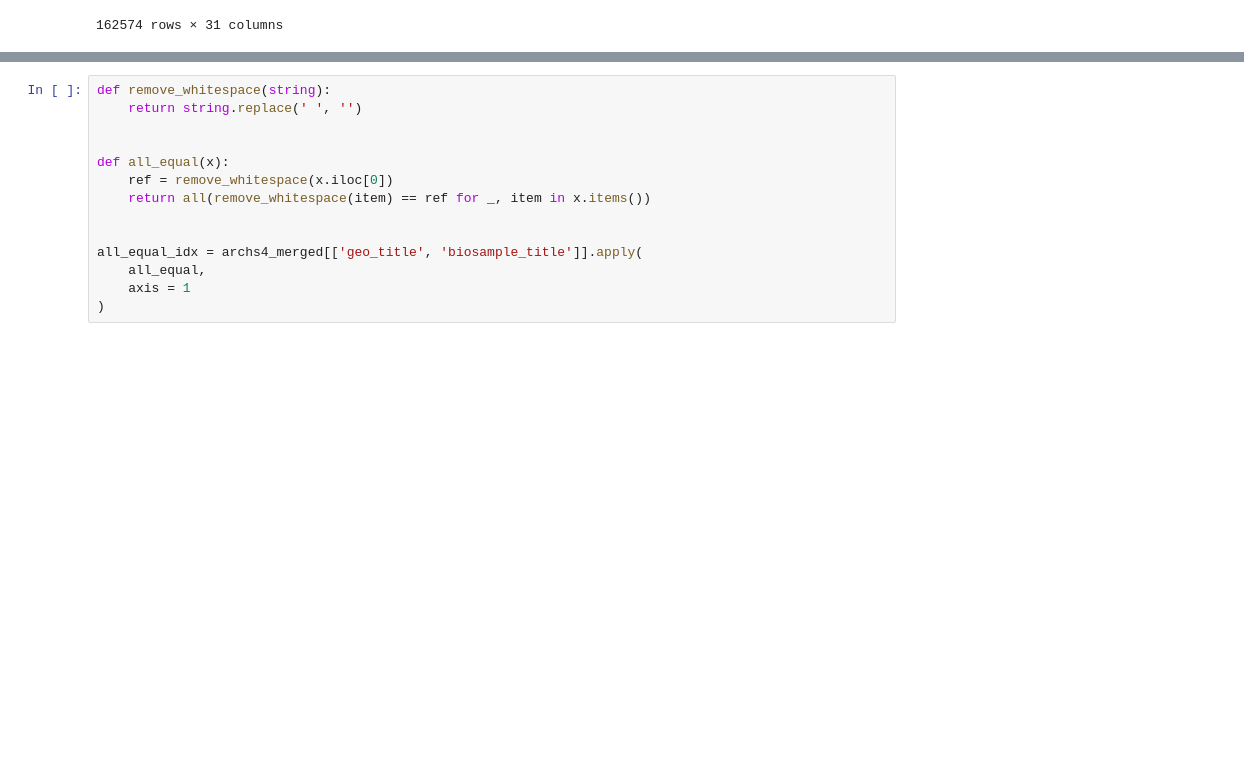
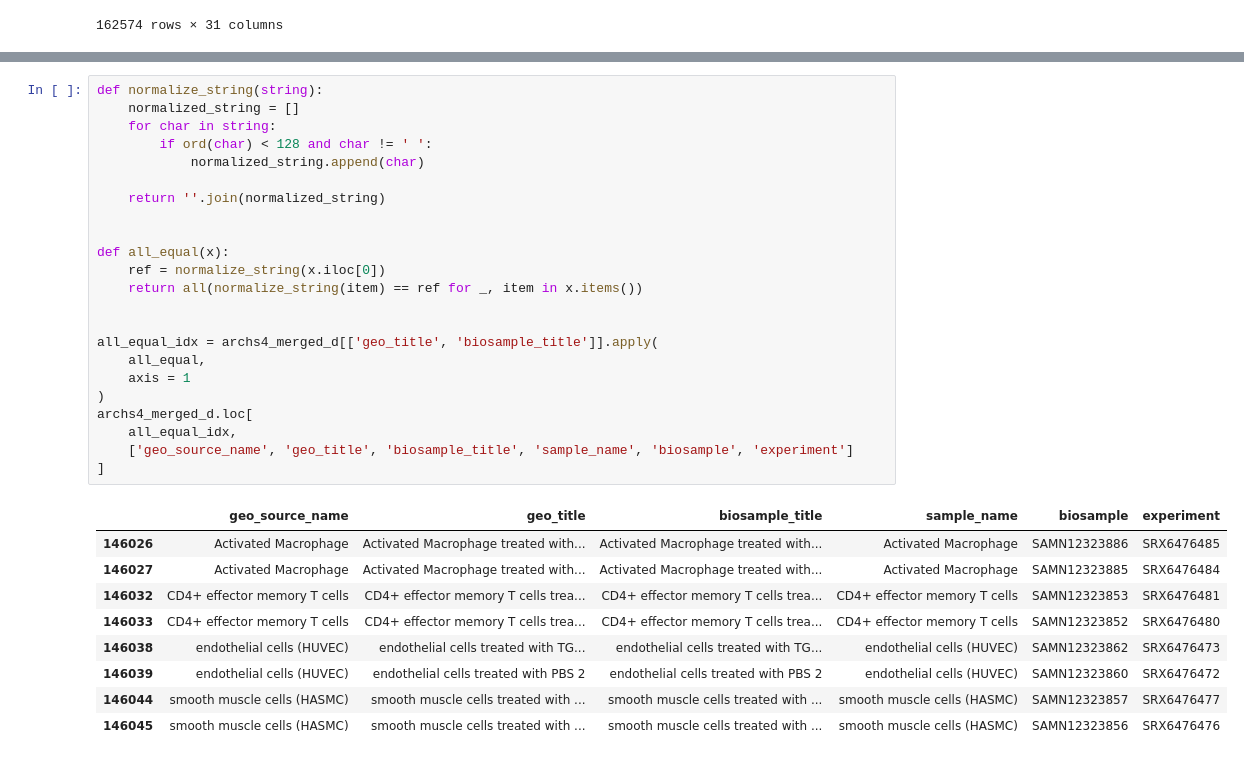
Before and after one commit to epigen/CellWhisperer, a Jupyter notebook: src/datasets/archs4/extract_archs4_data.ipynb, the cells around one changed output, grey strips where cells are left out. Drawn from its saved outputs; the diff is of its cells as text; blank space fills up the shorter version.

```diff
--- a/src/datasets/archs4/extract_archs4_data.ipynb
+++ b/src/datasets/archs4/extract_archs4_data.ipynb
@@ -221,15 +244,34 @@ archs4_merged
 # %%
-def remove_whitespace(string):
-    return string.replace(' ', '')
+def normalize_string(string):
+    normalized_string = []
+    for char in string:
+        if ord(char) < 128 and char != ' ':
+            normalized_string.append(char)
+
+    return ''.join(normalized_string)
 
 
 def all_equal(x):
-    ref = remove_whitespace(x.iloc[0])
-    return all(remove_whitespace(item) == ref for _, item in x.items())
+    ref = normalize_string(x.iloc[0])
+    return all(normalize_string(item) == ref for _, item in x.items())
 
 
-all_equal_idx = archs4_merged[['geo_title', 'biosample_title']].apply(
+all_equal_idx = archs4_merged_d[['geo_title', 'biosample_title']].apply(
     all_equal,
     axis = 1
 )
+archs4_merged_d.loc[
+    all_equal_idx,
+    ['geo_source_name', 'geo_title', 'biosample_title', 'sample_name', 'biosample', 'experiment']
+]
+# %% [output]
+|  | geo_source_name | geo_title | biosample_title | sample_name | biosample | experiment |
+| 146026 | Activated Macrophage | Activated Macrophage treated with... | Activated Macrophage treated with... | Activated Macrophage | SAMN12323886 | SRX6476485 |
+| 146027 | Activated Macrophage | Activated Macrophage treated with... | Activated Macrophage treated with... | Activated Macrophage | SAMN12323885 | SRX6476484 |
+| 146032 | CD4+ effector memory T cells | CD4+ effector memory T cells trea... | CD4+ effector memory T cells trea... | CD4+ effector memory T cells | SAMN12323853 | SRX6476481 |
+| 146033 | CD4+ effector memory T cells | CD4+ effector memory T cells trea... | CD4+ effector memory T cells trea... | CD4+ effector memory T cells | SAMN12323852 | SRX6476480 |
+| 146038 | endothelial cells (HUVEC) | endothelial cells treated with TG... | endothelial cells treated with TG... | endothelial cells (HUVEC) | SAMN12323862 | SRX6476473 |
+| 146039 | endothelial cells (HUVEC) | endothelial cells treated with PBS 2 | endothelial cells treated with PBS 2 | endothelial cells (HUVEC) | SAMN12323860 | SRX6476472 |
+| 146044 | smooth muscle cells (HASMC) | smooth muscle cells treated with ... | smooth muscle cells treated with ... | smooth muscle cells (HASMC) | SAMN12323857 | SRX6476477 |
+| 146045 | smooth muscle cells (HASMC) | smooth muscle cells treated with ... | smooth muscle cells treated with ... | smooth muscle cells (HASMC) | SAMN12323856 | SRX6476476 |
 # %%
```
Also changed, not shown: parts of 7 cells of this notebook, 12 other files.
